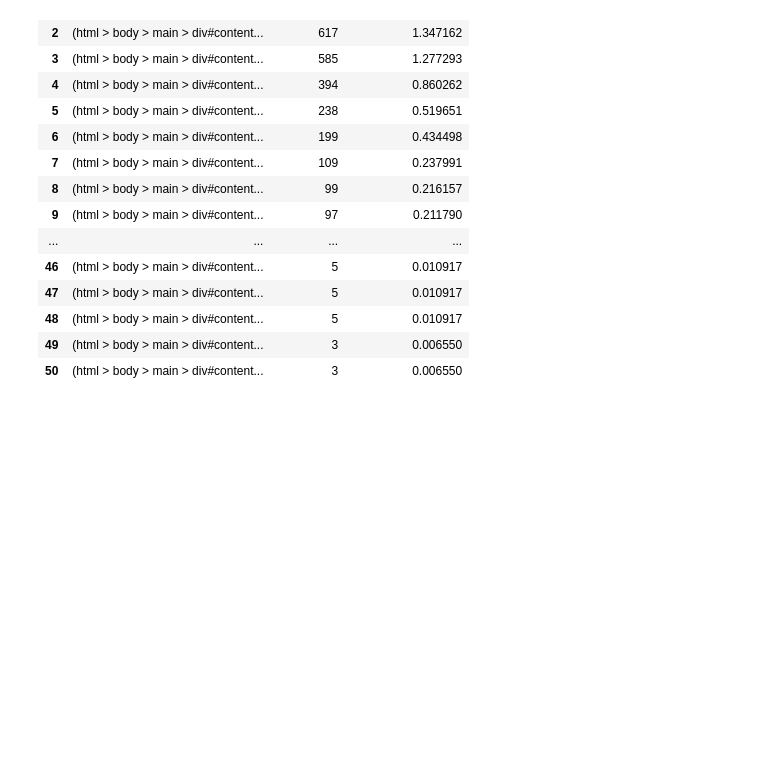
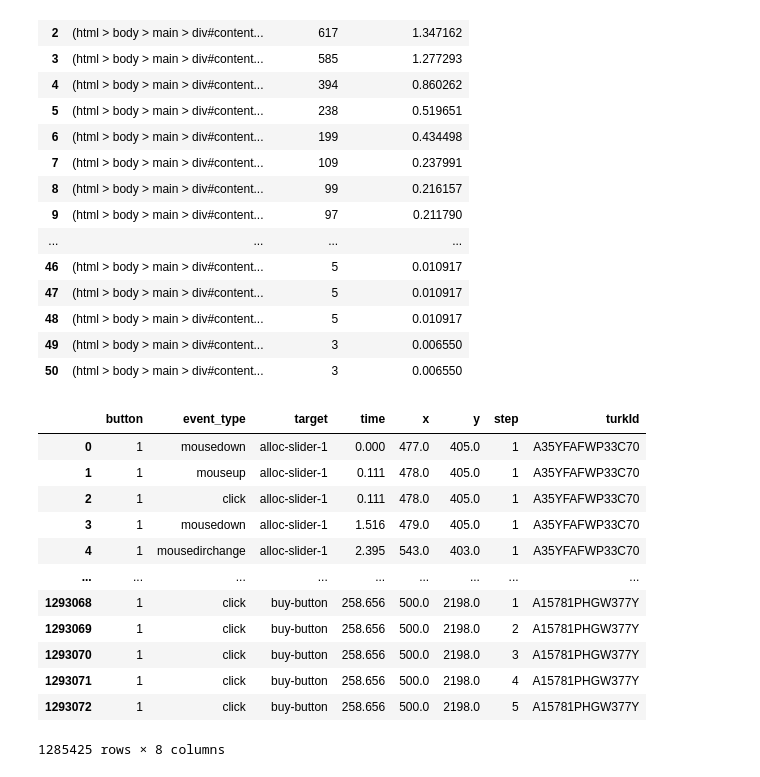
Before and after one commit to DJSaunders1997/Masters-Project, a Jupyter notebook: Work-Overview.ipynb, the cells around one changed output. Saved outputs shown, nothing was run; the diff lists cells and outputs as text; code cells hidden in the pictures; blank space fills up the shorter version.

Commit message:
Renameing targets draft

```diff
--- a/Work-Overview.ipynb
+++ b/Work-Overview.ipynb
@@ -685,3 +685,56 @@ calculate_ngrams(df_turk, 1)
 | 48 | (html > body > main > div#content... | 5 | 0.010917 |
 | 49 | (html > body > main > div#content... | 3 | 0.006550 |
 | 50 | (html > body > main > div#content... | 3 | 0.006550 |
+# %%
+# DO it more programmigly replacing strings containing slider-2 to slider-2 etc
+
+test_df = df_turk
+
+#test_df = test_df['target'][test_df.target.str.contains('slider-0')] = 'slider-0'
+
+#test_df['target'].str.contains('slider-return-2', regex=False)
+
+# return sliders
+test_df.loc[test_df['target'].str.contains('slider-return-0'), 'target'] = 'slider-return-0'
+test_df.loc[test_df['target'].str.contains('slider-return-1'), 'target'] = 'slider-return-1'
+test_df.loc[test_df['target'].str.contains('slider-return-2'), 'target'] = 'slider-return-2'
+test_df.loc[test_df['target'].str.contains('slider-return-3'), 'target'] = 'slider-return-3'
+test_df.loc[test_df['target'].str.contains('slider-return-4'), 'target'] = 'slider-return-4'
+test_df.loc[test_df['target'].str.contains('slider-return-5'), 'target'] = 'slider-return-5'
+
+# risk sliders
+test_df.loc[test_df['target'].str.contains('slider-risk-0'), 'target'] = 'slider-risk-0'
+test_df.loc[test_df['target'].str.contains('slider-risk-1'), 'target'] = 'slider-risk-1'
+test_df.loc[test_df['target'].str.contains('slider-risk-2'), 'target'] = 'slider-risk-2'
+test_df.loc[test_df['target'].str.contains('slider-risk-3'), 'target'] = 'slider-risk-3'
+test_df.loc[test_df['target'].str.contains('slider-risk-4'), 'target'] = 'slider-risk-4'
+test_df.loc[test_df['target'].str.contains('slider-risk-5'), 'target'] = 'slider-risk-5'
+
+#buttons
+test_df.loc[test_df['target'].str.contains('buy-button'), 'target'] = 'buy-button'
+test_df.loc[test_df['target'].str.contains('button.save-portfolio'), 'target'] = 'save-portfolio-button'
+
+
+'''
+test_df['target'] = test_df.target.str.replace('slider-return-2', 'slider-0')
+test_df['target'] = test_df.target.str.replace(r'(^.*slider-1.*$)', 'slider-1')
+test_df['target'] = test_df.target.str.replace(r'(^.*slider-2.*$)', 'slider-2')
+test_df['target'] = test_df.target.str.replace(r'(^.*slider-3.*$)', 'slider-3')
+test_df['target'] = test_df.target.str.replace(r'(^.*slider-4.*$)', 'slider-4')
+test_df['target'] = test_df.target.str.replace(r'(^.*slider-5.*$)', 'slider-5')
+'''
+test_df
+# %% [output]
+|  | button | event_type | target | time | x | y | step | turkId |
+| 0 | 1 | mousedown | alloc-slider-1 | 0.000 | 477.0 | 405.0 | 1 | A35YFAFWP33C70 |
+| 1 | 1 | mouseup | alloc-slider-1 | 0.111 | 478.0 | 405.0 | 1 | A35YFAFWP33C70 |
+| 2 | 1 | click | alloc-slider-1 | 0.111 | 478.0 | 405.0 | 1 | A35YFAFWP33C70 |
+| 3 | 1 | mousedown | alloc-slider-1 | 1.516 | 479.0 | 405.0 | 1 | A35YFAFWP33C70 |
+| 4 | 1 | mousedirchange | alloc-slider-1 | 2.395 | 543.0 | 403.0 | 1 | A35YFAFWP33C70 |
+| ... | ... | ... | ... | ... | ... | ... | ... | ... |
+| 1293068 | 1 | click | buy-button | 258.656 | 500.0 | 2198.0 | 1 | A15781PHGW377Y |
+| 1293069 | 1 | click | buy-button | 258.656 | 500.0 | 2198.0 | 2 | A15781PHGW377Y |
+| 1293070 | 1 | click | buy-button | 258.656 | 500.0 | 2198.0 | 3 | A15781PHGW377Y |
+| 1293071 | 1 | click | buy-button | 258.656 | 500.0 | 2198.0 | 4 | A15781PHGW377Y |
+| 1293072 | 1 | click | buy-button | 258.656 | 500.0 | 2198.0 | 5 | A15781PHGW377Y |
+1285425 rows × 8 columns
```
Also changed, not shown: parts of 5 cells of this notebook.
